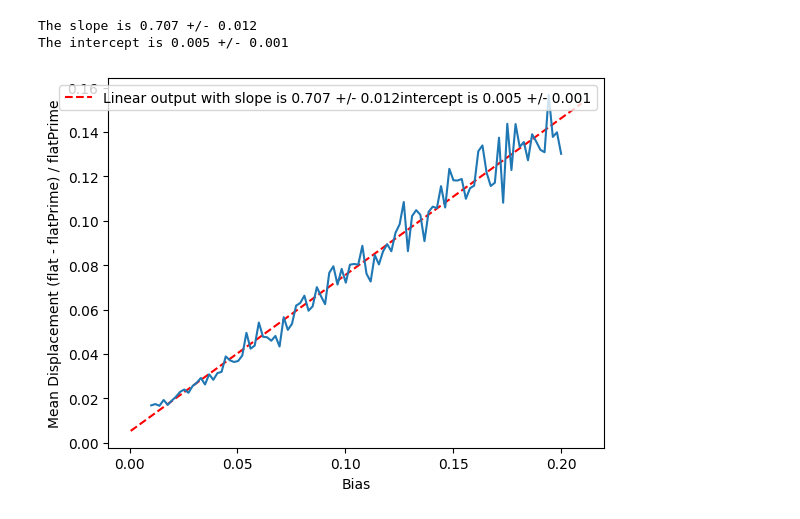
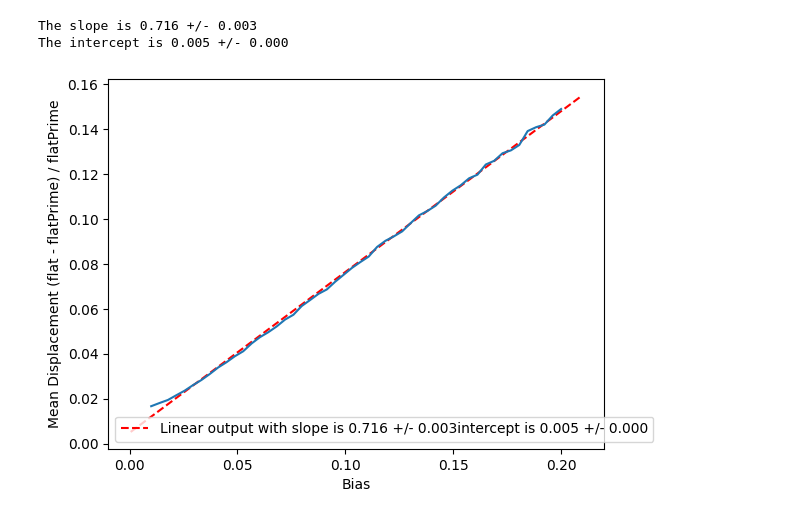
Before and after one commit to Voluptatemn/AstroResearch, a Jupyter notebook: BiasErrorProp.ipynb, the cells around one changed output. Drawn from its saved outputs; the diff is of its cells as text; code cells hidden in the pictures.

```diff
--- a/BiasErrorProp.ipynb
+++ b/BiasErrorProp.ipynb
@@ -7,0 +26,20 @@ import matplotlib.pyplot as plt
+# %%
+#change for the bias
+biasChange = np.linspace(biasChangeLower, biasChangeUpper)
+# flat field propagation
+mean_displacement = []
+for b in biasChange:
+    master_bias = np.matrix([[np.random.normal(bias, bias * b) for _ in range(columns)] for _ in range(rows)])
+    master_dark = dark * time + master_bias
+    flat = flatField - master_dark - master_bias
+    flat /= np.mean(flat)
+    displacement = np.mean(np.abs((flat - flatField)) / flatField)
+    mean_displacement.append(displacement)
+
+plt.plot(biasChange, mean_displacement)
+plt.title("BiasPropagation")
+# naming the x axis
+plt.xlabel('BiasChange')
+# naming the y axis
+plt.ylabel('Displacement')
+plt.show()
@@ -8,81 +48,38 @@ import matplotlib.pyplot as plt
 # %%
-num_Of_pixels = 10
-dark_prime_per_sec_pix = 2
-flatupper = 1.03
-flatlower = 0.97
-bias_electrons_per_atod = 400
-atod_gain = 10
-biasErrupper = 0.2
-biasErrlower = 0.01
-time = 300
-
-# Define the range for random floats and the size of the array
-min_value = flatlower
-max_value = flatupper
-bin = num_Of_pixels * num_Of_pixels
-
-# Generate an array of randomt floast for flat field
-flatPrime = np.random.uniform(min_value, max_value, bin)
-
-# the bias per pixels
-bias = bias_electrons_per_atod * atod_gain
-# the error on the bias
-biasPrime = np.linspace(biasErrlower, biasErrupper, bin)
-# the dark that should be
-darkPrime = dark_prime_per_sec_pix * time
-# flat field propagation
-mean_displacement = []
-for b in biasPrime:
-    master_bias = np.random.normal(bias, bias * b, bin)
-    master_dark = darkPrime + master_bias
-    # unclear of whether to time or to subtract
-    flat = flatPrime - master_dark - master_bias
-    flat /= np.mean(flat)
-    displacement = np.mean(np.abs((flat - flatPrime)) / flatPrime)
-    mean_displacement.append(displacement)
-
-# plt.plot(biasPrime, mean_displacement)
-# plt.title("BiasPropagation")
-# # naming the x axis
-# plt.xlabel('bias')
-# # naming the y axis
-# plt.ylabel('Displacement')
-# plt.show()
-
-fit = np.polyfit(biasPrime,mean_displacement,1,full=False, cov=True)
+fit = np.polyfit(biasChange, mean_displacement,1,full=False, cov=True)
 
 
 # Fit parameters are the first element in the returned "tuple"
 fitparams = fit[0]
 slope = fitparams[0]
 intercept = fitparams[1]
 
 # Covariance matrix is the second element in the returned "tuple"
 cov = fit[1]
 
 # This is the way you get errors out of the covariance matrix.
 param_error = np.sqrt(np.diagonal(cov))
 slope_error = param_error[0]
 intercept_error = param_error[1]
 
 slope_output = 'slope is %.3f +/- %0.3f' %(slope,slope_error)
 intercept_output = 'intercept is %.3f +/- %0.3f' %(intercept,intercept_error)
 
-plt.errorbar(biasPrime,mean_displacement)
+plt.errorbar(biasChange,mean_displacement)
 plt.xlabel('Bias')
 plt.ylabel('Mean Displacement (flat - flatPrime) / flatPrime')
 xfit = np.linspace(plt.xlim()[0],plt.xlim()[1],100)
 yfit = intercept + slope*xfit
 plt.plot(xfit,yfit,'r--', label='Linear output with ' + slope_output + intercept_output)
 plt.legend()
 
 print('The slope is %.3f +/- %0.3f' %(slope,slope_error))
 print('The intercept is %.3f +/- %0.3f' %(intercept,intercept_error))
 # plt.savefig('Updated Linear model')
 # %% [output]
-The slope is 0.707 +/- 0.012
-The intercept is 0.005 +/- 0.001
+The slope is 0.716 +/- 0.003
+The intercept is 0.005 +/- 0.000
-[figure, old version]
+[figure, new version]
 # %%
 slope_normal = np.random.normal(slope, slope_error, bin)
 plt.hist(slope_normal, bin, density = True, color='b', edgecolor='black')
```
Also changed, not shown: parts of 4 cells of this notebook, 1 other file.
